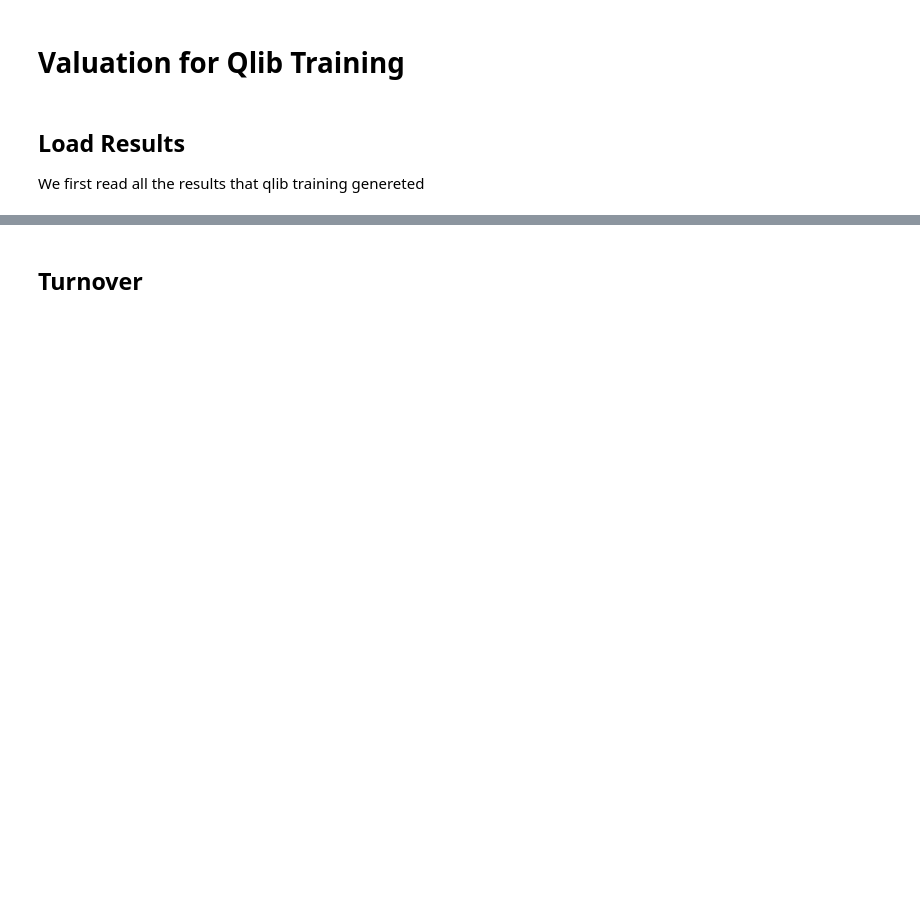
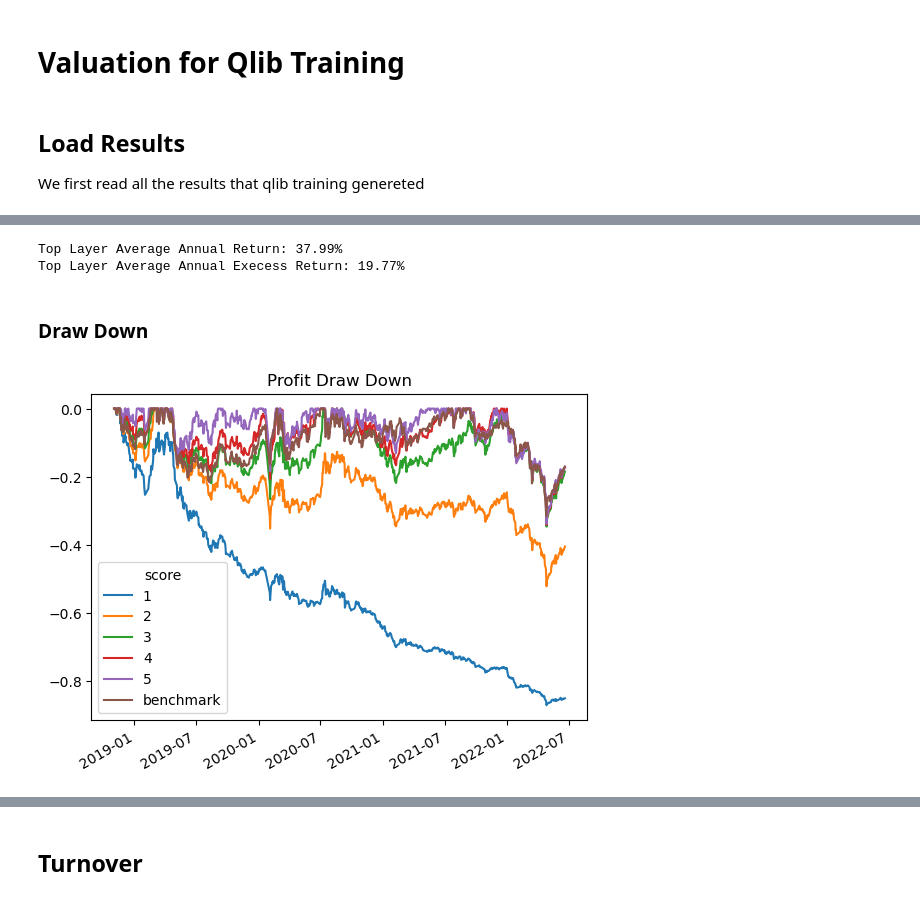
Before and after one commit to ppoak/dataforge_back, a Jupyter notebook: qlib_/valuation.ipynb, the cells around one changed output, grey strips where cells are left out. Cells and saved outputs as stored; diff of their text form; code cells hidden in the pictures; blank space fills up the shorter version.

```diff
--- a/qlib_/valuation.ipynb
+++ b/qlib_/valuation.ipynb
@@ -51,0 +48,18 @@ mmd.plot();
+# %%
+annual_ret = (np.power((
+        result['profit'].iloc[:, -2] + 1).cumprod().iloc[-1], 252 / len(result['profit']
+    )) - 1) * 100
+annual_exret = (np.power((
+        result['exprofit'].iloc[:, -1] + 1).cumprod().iloc[-1], 252 / len(result['profit']
+    )) - 1) * 100
+print(f"Top Layer Average Annual Return: {annual_ret:.2f}%")
+print(f"Top Layer Average Annual Execess Return: {annual_exret:.2f}%")
+# %% [output]
+Top Layer Average Annual Return: 37.99%
+Top Layer Average Annual Execess Return: 19.77%
+# %% [markdown]
+### Draw Down
+# %%
+result['mmd'].plot(title='Profit Draw Down');
+# %% [output]
+[figure, added]
```
Also changed, not shown: parts of 19 cells of this notebook, 1 other file.
